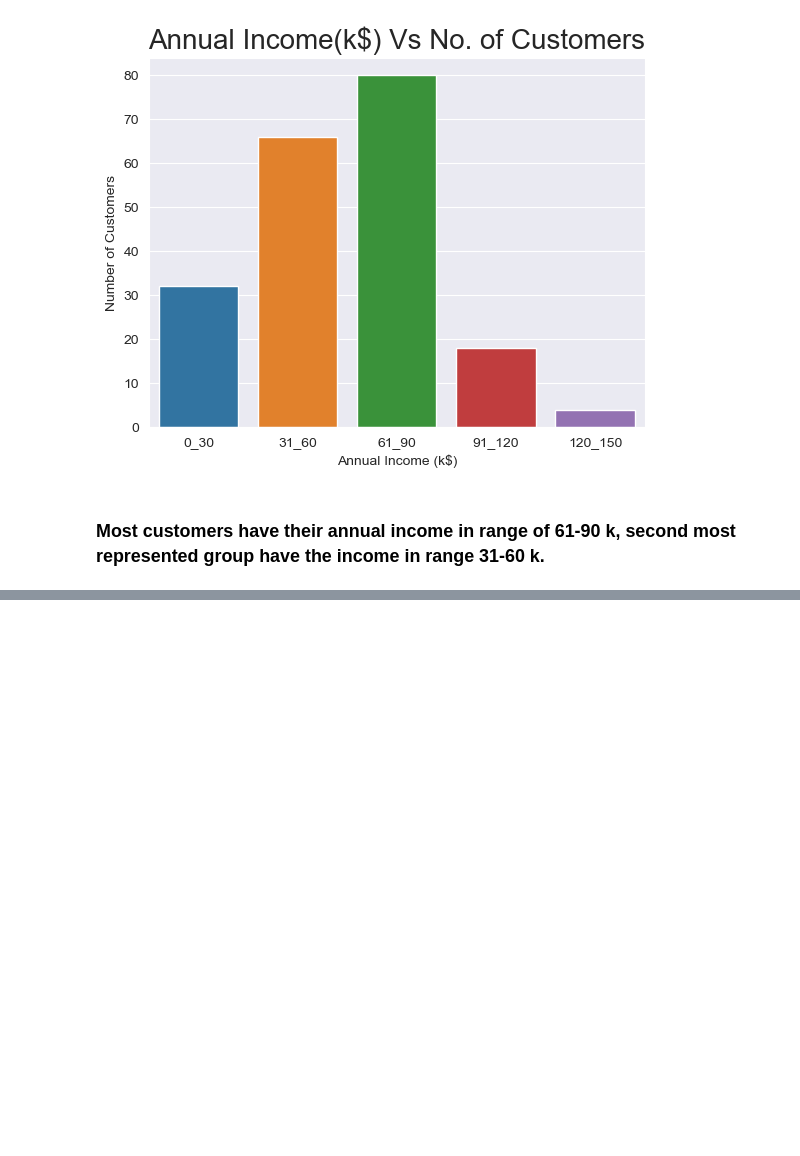
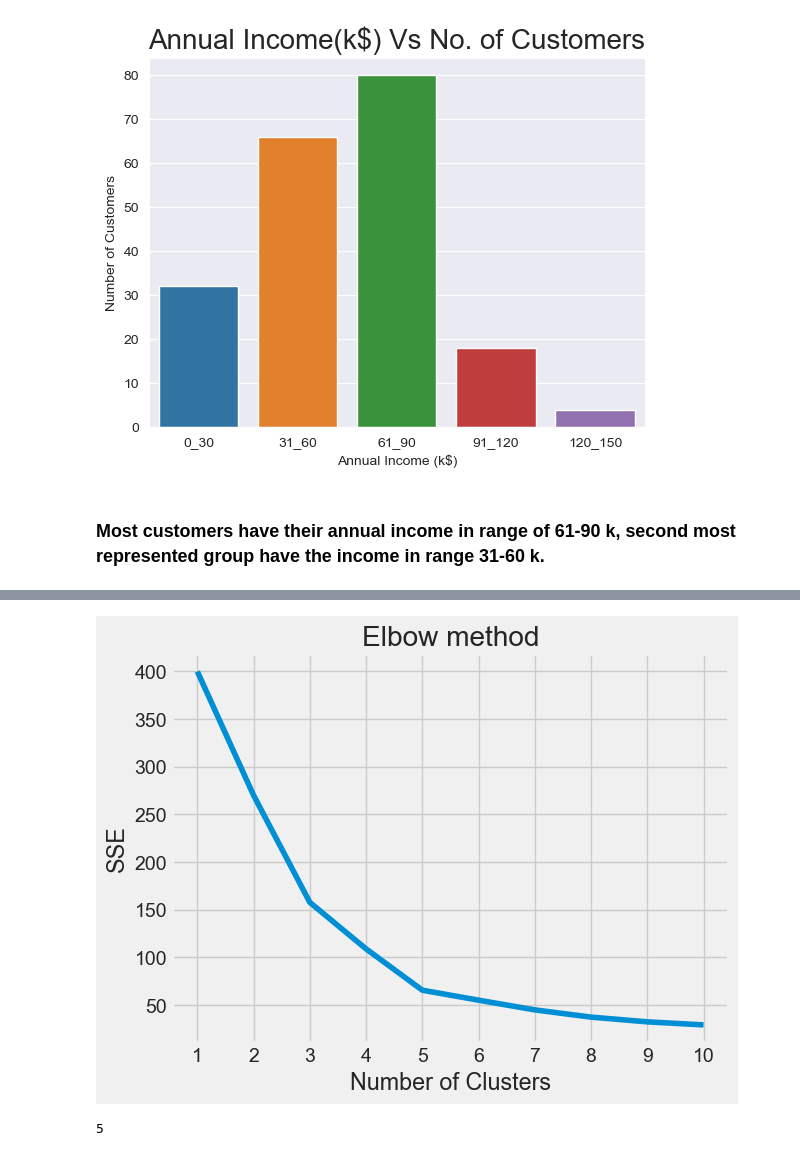
Before and after one commit to GentlemanFrog/Segmentation_mall_data, a Jupyter notebook: Mall_clients_segmentation.ipynb, the cells around one changed output, grey strips where cells are left out. Cells and saved outputs as stored; diff of their text form; code cells hidden in the pictures; blank space fills up the shorter version.

Commit message:
Start of the cluster analysis
Creating an appropriate model, data scaling, determining the appropriate number of clusters using the elbow method.

```diff
--- a/Mall_clients_segmentation.ipynb
+++ b/Mall_clients_segmentation.ipynb
@@ -301,0 +296,50 @@ plt.show()
+# %%
+df_to_std = df[['Age', "Annual Income (k$)","Spending Score (1-100)"]].copy()
+#df_to_std
+# crating instance of scaler
+scaler = StandardScaler()
+# Fit_transorm data
+df_std_fitted = scaler.fit_transform(df_to_std)
+# Making data frame from fitted data:
+df_std_fitted = pd.DataFrame(df_std_fitted)
+df_std_fitted.columns = df_to_std.columns
+df_std_fitted.head()
+var_list = df_std_fitted[["Annual Income (k$)","Spending Score (1-100)"]]
+# %%
+var_list = df_std_fitted[["Annual Income (k$)","Spending Score (1-100)"]]
+# %%
+# Choosing the number of clusters with elbow method
+kmeans_kwargs = {
+    "init": "random",
+    "n_init": 10,
+    "max_iter": 300,
+    "random_state": 42,
+}
+# SSE - sum of the squared error
+# lsit holding SSe values for each k
+sse = []
+# we used this fixed range to check sse for 10 clusters
+for k in range(1,11):
+    kmeans=KMeans(n_clusters=k, **kmeans_kwargs)
+    kmeans.fit(var_list)
+    sse.append(kmeans.inertia_)
+# %%
+plt.style.use("fivethirtyeight")
+plt.plot(range(1, 11), sse)
+plt.xticks(range(1, 11))
+plt.title("Elbow method")
+plt.xlabel("Number of Clusters")
+plt.ylabel("SSE")
+plt.show()
+# %% [output]
+[figure, added]
+# %%
+#  Determining the elbow point:
+kl = KneeLocator(
+    #  x-param, y-param, curve-set to detects elbows
+    range(1,11), sse, curve='convex', direction='decreasing'
+)
+# Determining the appropriate number of clusters for the data"
+kl.elbow
+# %% [output]
+5
```
Also changed, not shown: parts of 4 cells of this notebook.
